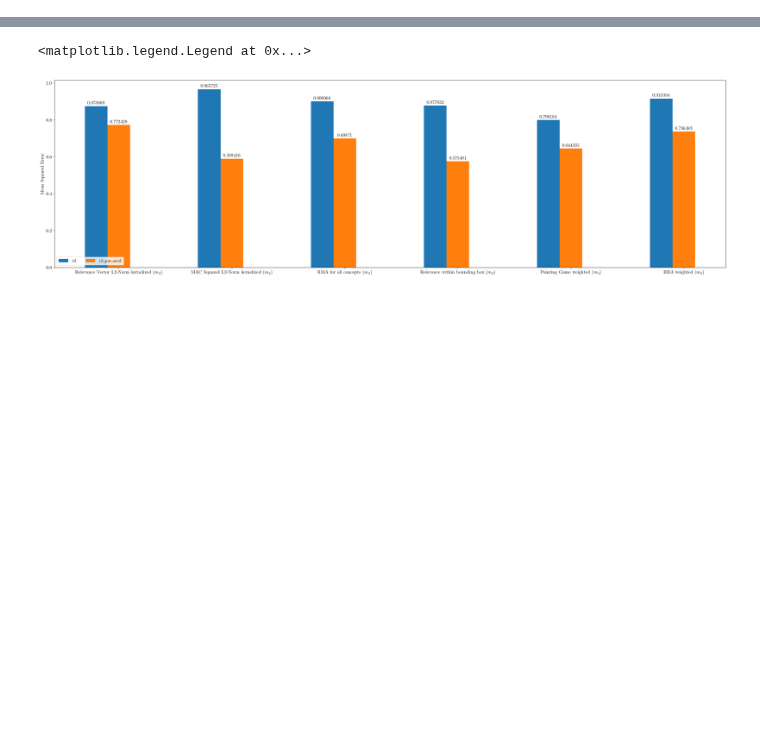
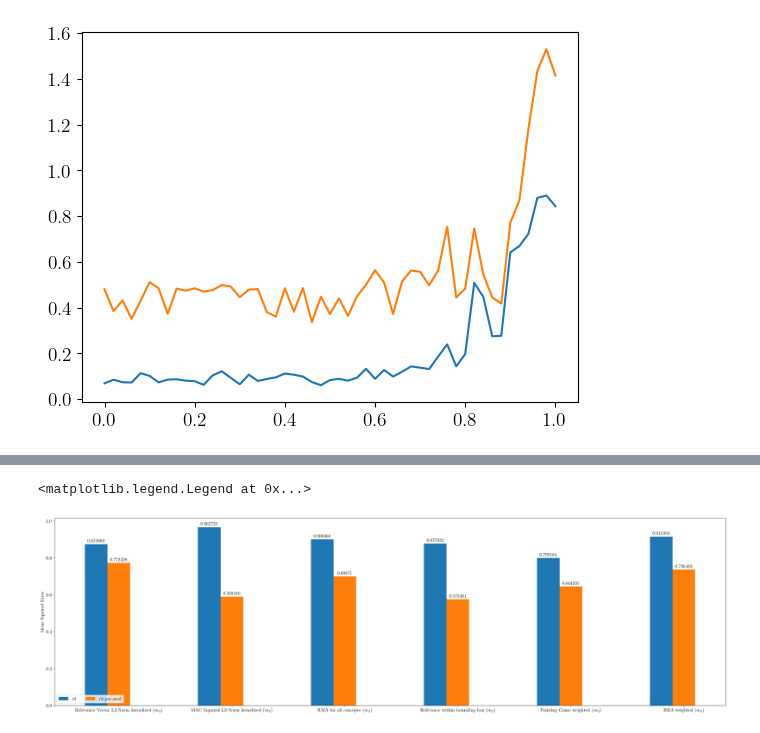
Before and after one commit to lillijo/xai-evaluation-master-thesis, a Jupyter notebook: experiments/compare_measures.ipynb, the cells around one changed output, grey strips where cells are left out. Cells and saved outputs as stored; diff of their text form; code cells hidden in the pictures; blank space fills up the shorter version.

```diff
--- a/experiments/compare_measures.ipynb
+++ b/experiments/compare_measures.ipynb
@@ -177,3 +194,10 @@ plt.legend(
+# %%
+for m in range(2):
+    vals = torch.mean(rel_max_m[:,:,m], dim=1)
+    sigma = torch.std(rel_max_m[:,:,m], dim=1) / math.sqrt(10)
+    plt.plot(biases, vals, label=str(m))
+# %% [output]
+[figure, added]
 # %%
 # MI and PHI over seeds
 
```
Also changed, not shown: parts of 6 cells of this notebook, 11 other files.
